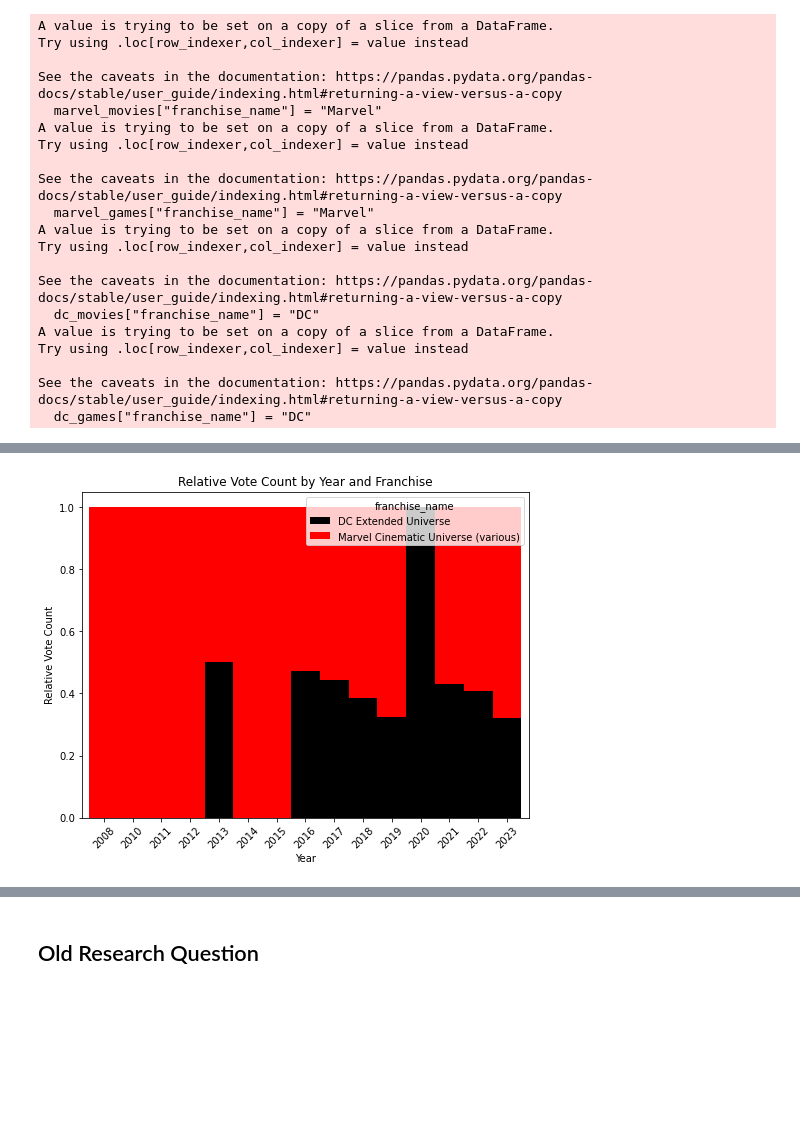
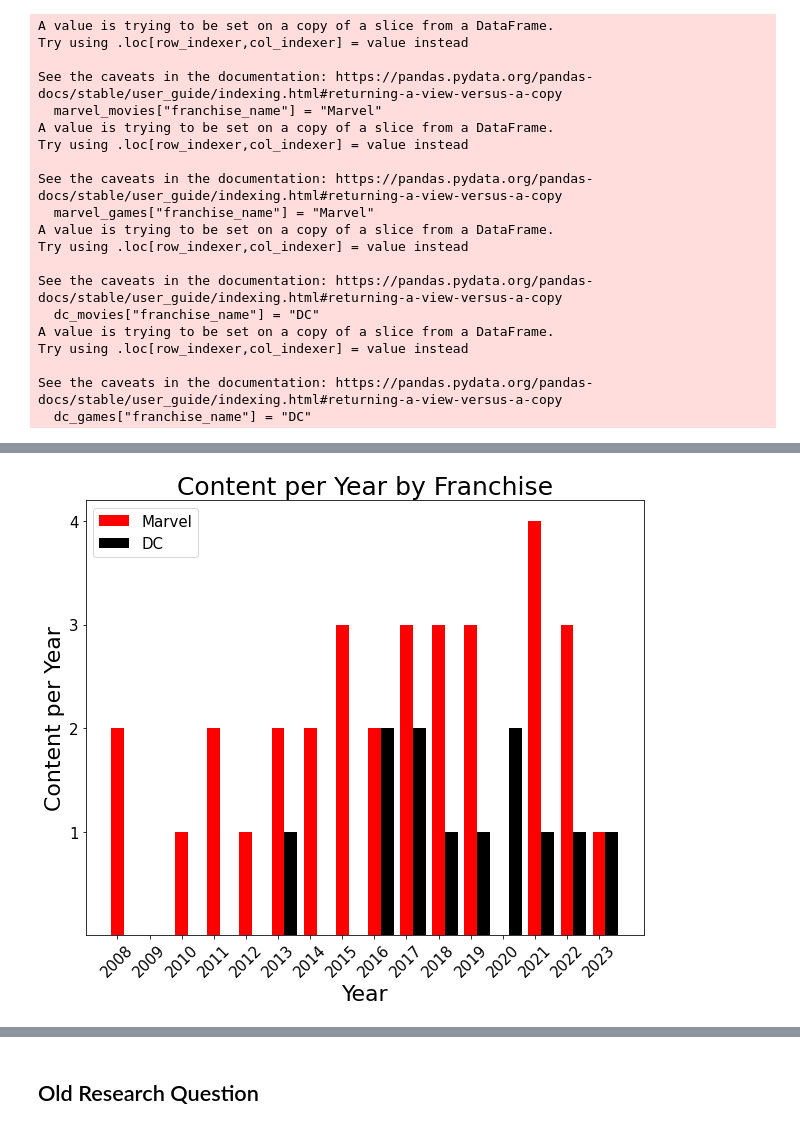
Before and after one commit to adambrennan150/Franchises, a Jupyter notebook: CaseStudy.ipynb, the cells around one changed output, grey strips where cells are left out. Cells and saved outputs as stored; diff of their text form; code cells hidden in the pictures; blank space fills up the shorter version.

```diff
--- a/CaseStudy.ipynb
+++ b/CaseStudy.ipynb
@@ -144,0 +274,32 @@ plt.show()
+# %%
+years = pd.Series(range(2008,2024))
+count = [1,2,3,4]
+
+# create the figure and axis objects
+fig, ax = plt.subplots(figsize=(10, 8))
+
+width = 0.4
+
+# plot the bar charts for each franchise
+ax.bar(marvel_movies["year"], marvel_movies["content_per_year"], width=width, label="Marvel", color = marvel_colour)
+ax.bar(dc_movies["year"]+width, dc_movies["content_per_year"], width=width, label="DC", color = dc_colour)
+
+# set the x and y axis labels and title
+ax.set_xlabel("Year", fontsize=axis_label_size)
+ax.set_ylabel("Content per Year", fontsize=axis_label_size)
+ax.set_title("Content per Year by Franchise",fontsize = subplot_title_size)
+
+# set the x-tick labels to be the year values
+ax.set_xticks(years)
+ax.set_yticks(count)
+ax.tick_params(axis="x", labelrotation=45)
+# add the legend
+plt.xticks(fontsize=tick_label_size)
+plt.yticks(fontsize=tick_label_size)
+# add the legend
+ax.legend(fontsize=tick_label_size)
+
+# show the plot
+plt.show()
+# %% [output]
+[figure, new version]
@@ -155,16 +318,20 @@ fig, ax = plt.subplots(figsize=(8, 6))
 # create a stacked bar chart of the relative vote count for each franchise per year
 grouped.groupby("year").apply(lambda x: x / float(x.sum())).unstack().plot(kind="bar", stacked=True, ax=ax, width = 1.0, color = [dc_colour, marvel_colour])
 
+
+ax.axhline(y=0.5, color='white', linestyle='--')
+
 # set the x and y axis labels and title
-ax.set_xlabel("Year")
-ax.set_ylabel("Relative Vote Count")
+ax.set_xlabel("Year", fontsize=14)
+ax.set_ylabel("Relative Vote Count", fontsize=14)
 ax.set_title("Relative Vote Count by Year and Franchise")
-
+plt.xticks(fontsize=12)
+plt.yticks(fontsize=12)
+# add the legend
+ax.legend(fontsize=12)
 
 ax.tick_params(axis="x", labelrotation=45)
 
 # show the plot
 plt.show()
-# %% [output]
-[figure, removed]
 # %%
```
Also changed, not shown: parts of 16 cells of this notebook.
